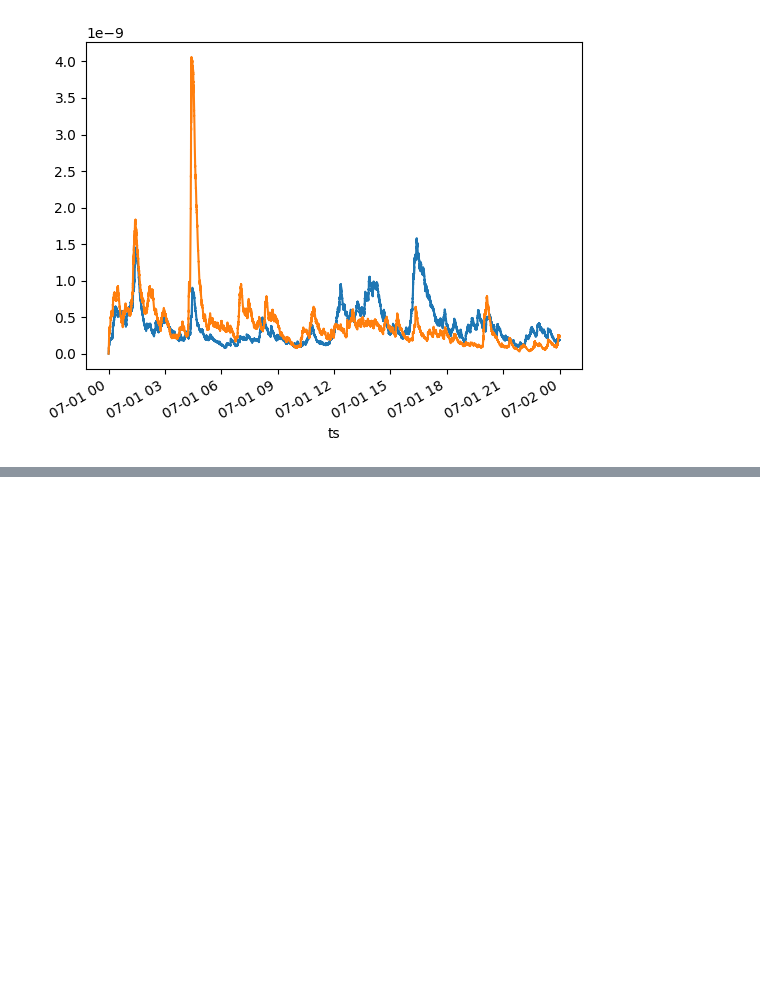
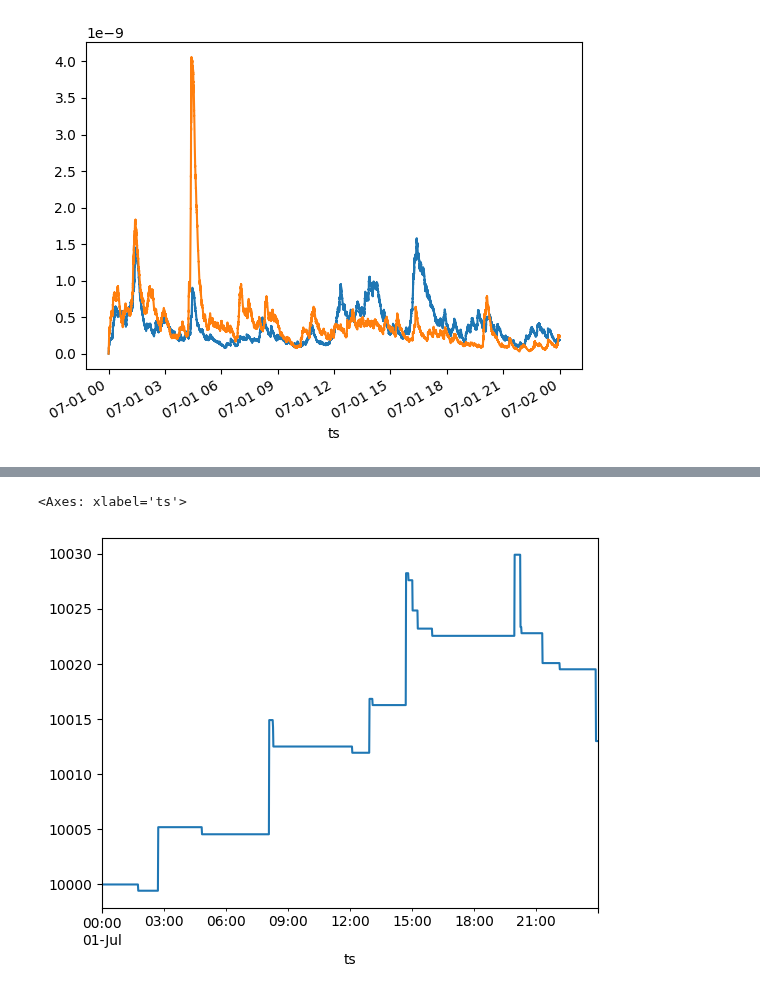
Before and after one commit to jaNGOB/pySimX, a Jupyter notebook: pySimX/examples/Multi-Asset TOB Example.ipynb, the cells around one changed output, grey strips where cells are left out. Drawn from its saved outputs; the diff is of its cells as text; code cells hidden in the pictures; blank space fills up the shorter version.

Commit message:
add futures

```diff
--- a/pySimX/examples/Multi-Asset TOB Example.ipynb
+++ b/pySimX/examples/Multi-Asset TOB Example.ipynb
@@ -162,7 +162,7 @@ predictions.resample('1T').median().error.plot(secondary_y=True)
 # %% [markdown]
 ## Prepare Exchange
 # %%
-binance = TOB_Exchange()
+binance = TOB_Exchange(exchange_type = 'future')
 # %%
 usd_amount = 10_000
 prices = quotes.groupby('symbol').ask_price.max()
@@ -320,0 +447,3 @@ ind.var_a.plot()
+# %%
+strat = strategy(binance, symbols, 60 * 10 * 1_000_000, 60 * 10 * 1_000_000)
+strat.run_simulation()
@@ -320,0 +479,7 @@ ind.var_a.plot()
+# %%
+ind = pd.DataFrame(strat.indicators)
+
+ind.columns = ['ts', 'price_a', 'ema_a', 'var_a', 'price_b', 'ema_b', 'var_b','vol_ratio', 'beta', 'impl_mid', 'trend', 'under', 'quote']
+ind.ts = pd.to_datetime(ind.ts, unit='us')
+ind.set_index('ts', inplace=True)
+ind.sort_index(inplace=True)
@@ -320,0 +488,5 @@ ind.var_a.plot()
+# %%
+ind.resample('1T').last().quote.plot()
+# %% [output]
+<Axes: xlabel='ts'>
+[figure, added]
```
Also changed, not shown: parts of 12 cells of this notebook, 3 other files.
